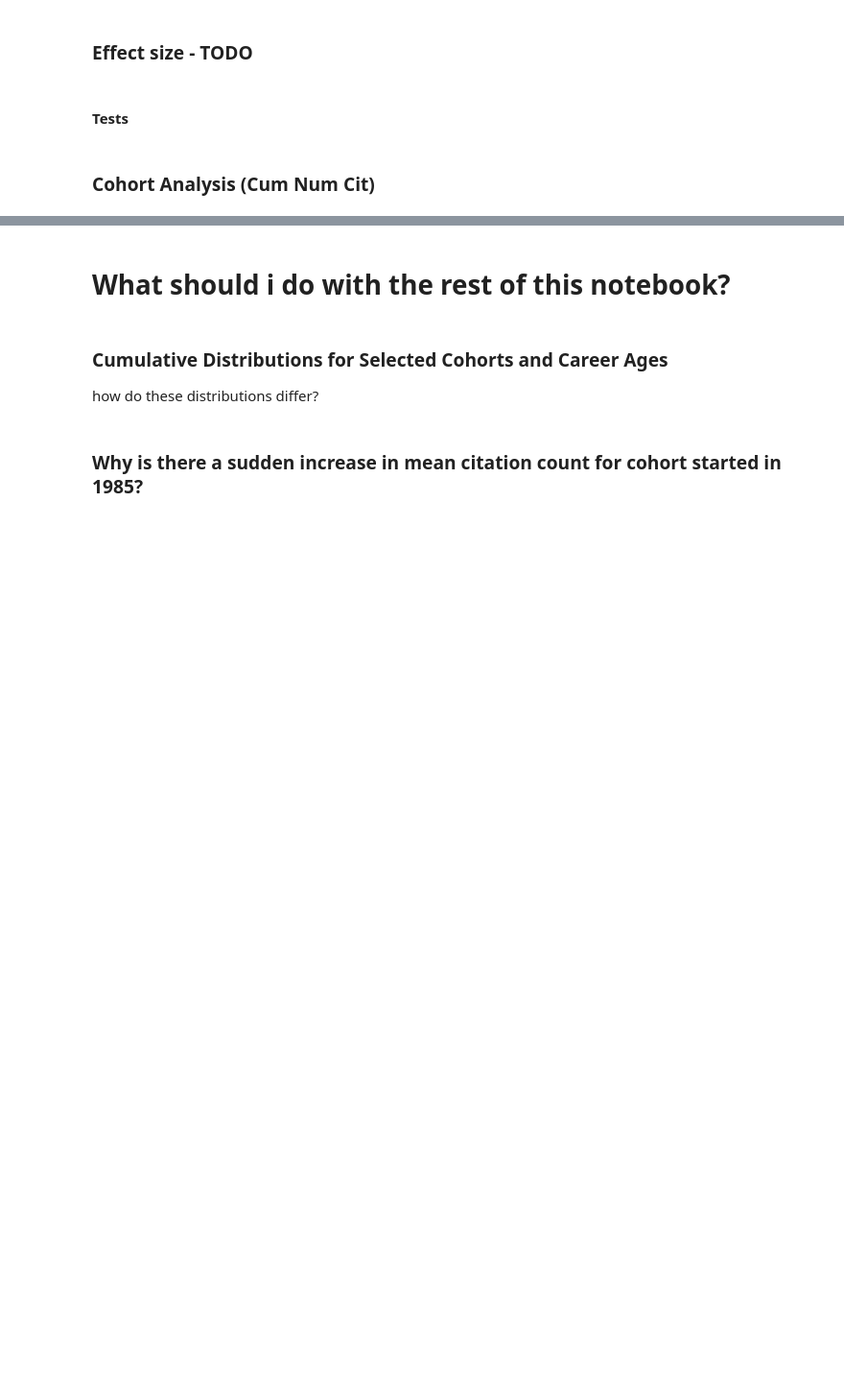
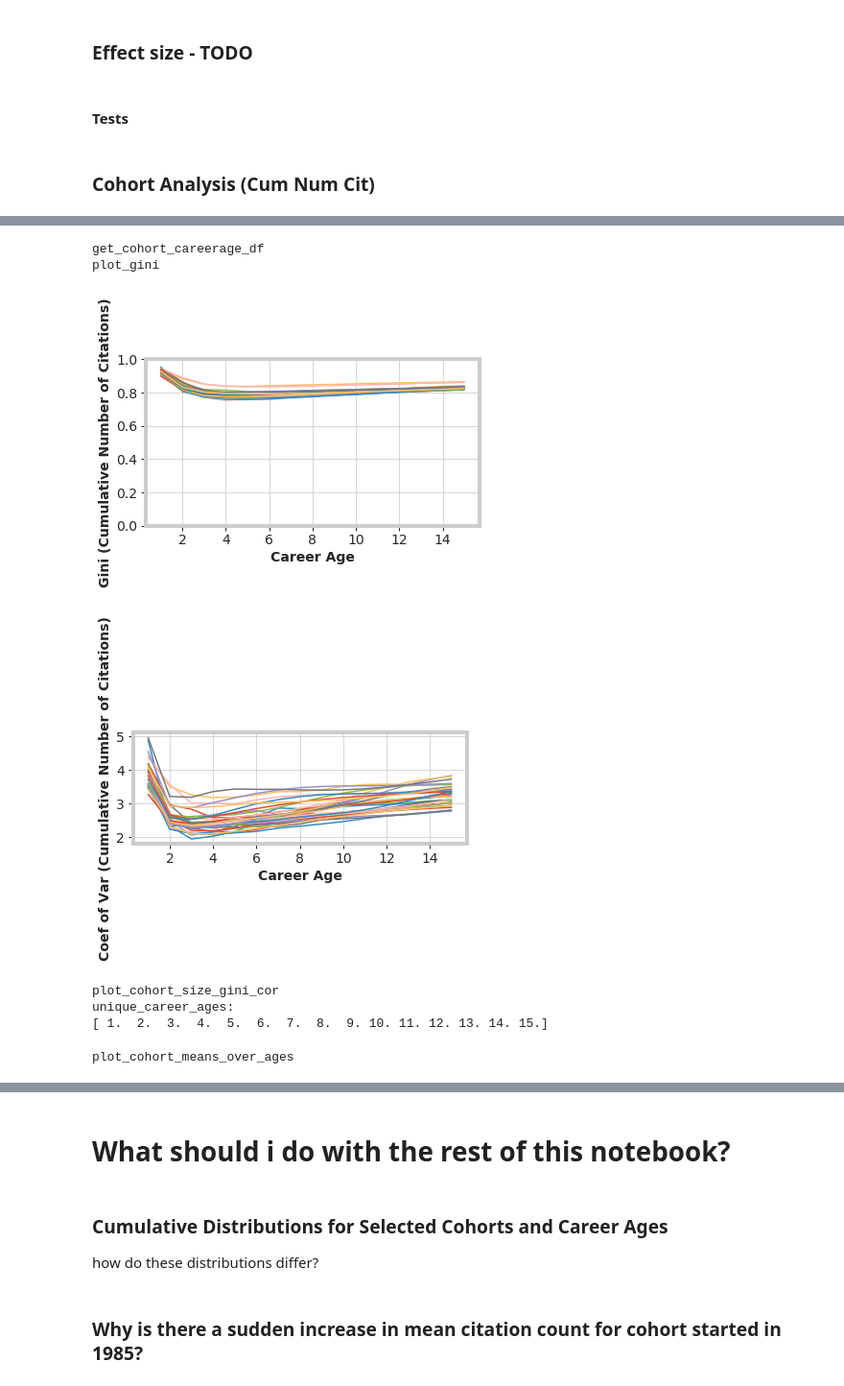
Before and after one commit to gesiscss/inequality, a Jupyter notebook: 2.Cohort analysis - citations.ipynb, the cells around one changed output, grey strips where cells are left out. Shown at 96% size. Saved outputs shown, nothing was run; the diff lists cells and outputs as text; code cells hidden in the pictures; blank space fills up the shorter version.

```diff
--- a/2.Cohort analysis - citations.ipynb
+++ b/2.Cohort analysis - citations.ipynb
@@ -215,0 +234,42 @@ plot_cohort_means_over_ages
+# %%
+groupByYearData, cohort_start_years, max_career_age_cohort, criterion, criterion_display, authorStartEndCareerData, num_years_in_cohort = groupByYearData, cohort_start_years, MAX_CAREER_LENGTH_COHORT, "cum_num_cit", "Cumulative Number of Citations", authorStartEndCareerData,num_years_in_cohort
+from plot import *
+
+print("get_cohort_careerage_df")
+cohort_careerage_df = get_cohort_careerage_df(groupByYearData, cohort_start_years, max_career_age_cohort, criterion, authorStartEndCareerData)
+
+# group cohorts
+if num_years_in_cohort > 1:
+    cohort_careerage_df = group_cohorts(cohort_careerage_df, cohort_start_years, num_years_in_cohort)
+
+#gini
+cohort_size_gini = get_cohort_size_gini(cohort_careerage_df,criterion, cohort_careerage_df["cohort_start_year"].unique())
+#cohort_size_gini = get_cohort_gini(cohort_careerage_df,criterion, np.array([1970, 1980, 1990, 2000]))
+
+print("plot_gini")
+plot_gini(cohort_size_gini, criterion, criterion_display)
+print("plot_cohort_size_gini_cor")
+plot_cohort_size_gini_cor(cohort_size_gini,  criterion, criterion_display)
+
+# effect size and significance - mwu
+cohort_effect_size_df = get_cohort_effect_size(cohort_careerage_df)
+
+# mean/std/median
+stats = get_cohort_stats(cohort_careerage_df, criterion)
+stats = stats.merge(cohort_effect_size_df, on=['cohort_start_year', 'career_age'])
+# display(stats.head(n=1))
+# doesnt plot anything
+#     plot_cohort_gender_diffs(stats, criterion, criterion_display)
+print("plot_cohort_means_over_ages")
+plot_cohort_means_over_ages(stats, criterion, criterion_display)
+
+plot_cohort_diffs_over_ages(stats, criterion, criterion_display)
+# %% [output]
+get_cohort_careerage_df
+plot_gini
+[figure, added]
+[figure, added]
+plot_cohort_size_gini_cor
+unique_career_ages:
+[ 1.  2.  3.  4.  5.  6.  7.  8.  9. 10. 11. 12. 13. 14. 15.]
+plot_cohort_means_over_ages
```
Also changed, not shown: parts of 12 cells of this notebook, 2 other files.
